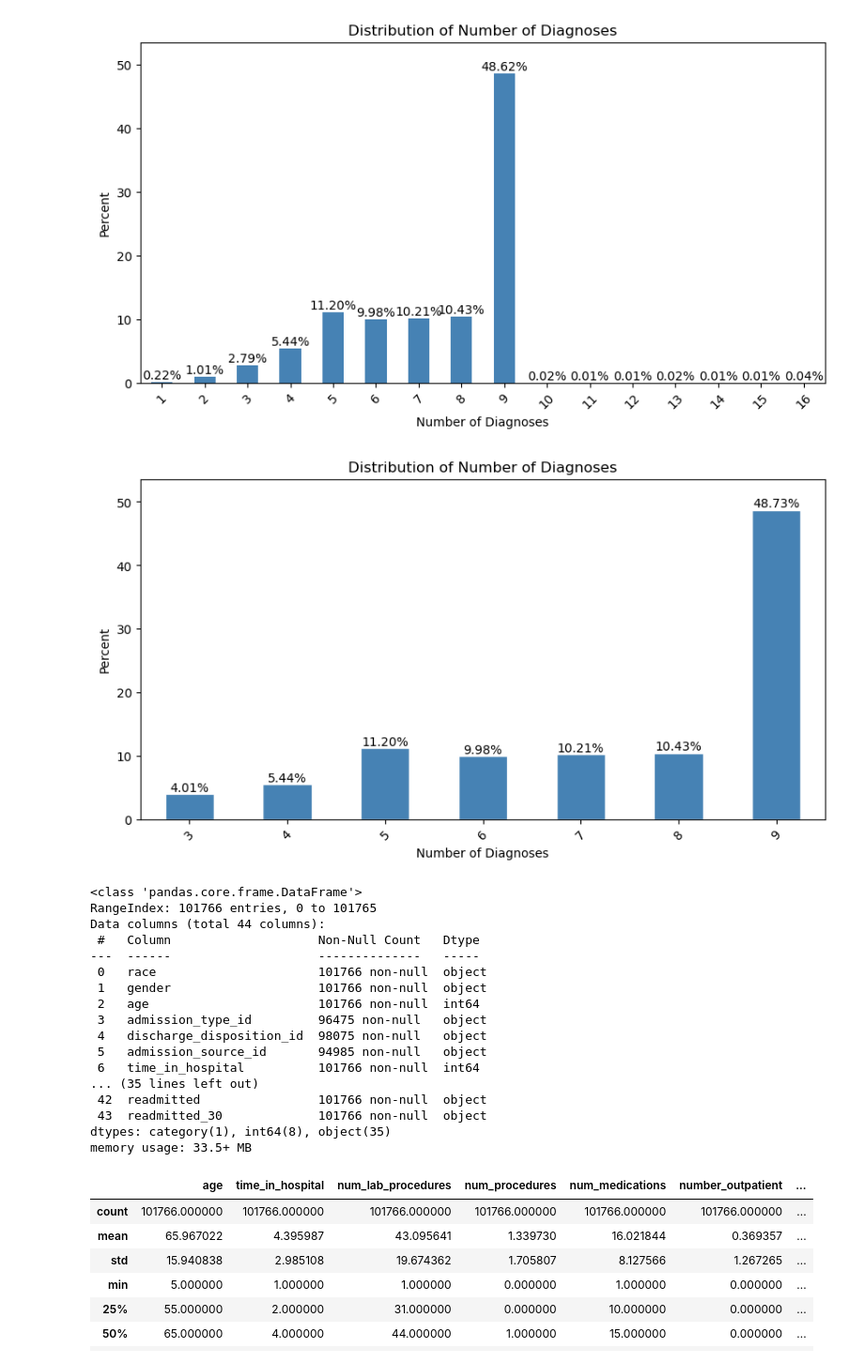
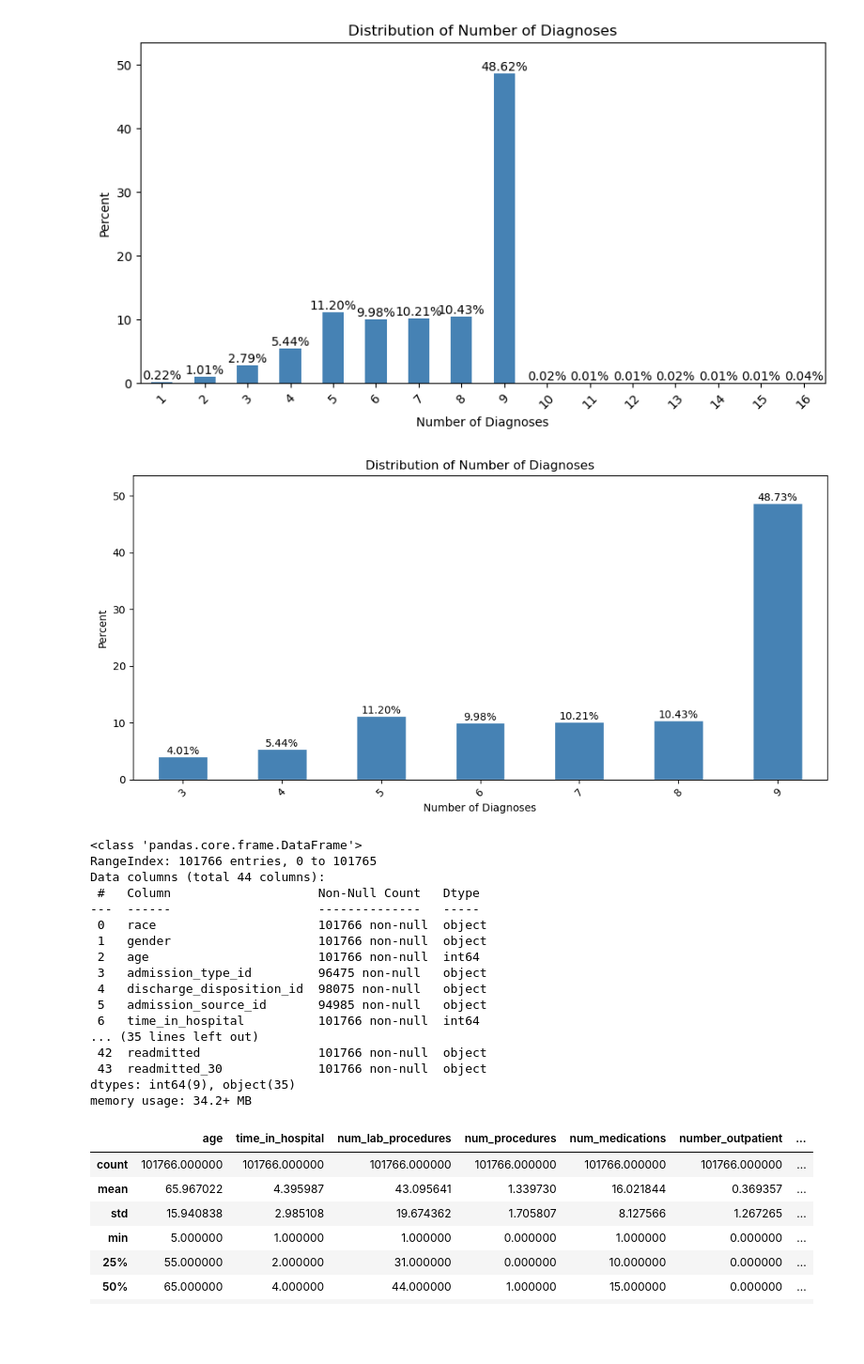
Before and after one commit to RayofData/30-Day-Hospital-Readmission-Analysis, a Jupyter notebook: EDA.ipynb, the cells around one changed output. Shown at 94% size. Drawn from its saved outputs; the diff is of its cells as text; code cells hidden in the pictures; blank space fills up the shorter version.

```diff
--- a/EDA.ipynb
+++ b/EDA.ipynb
@@ -677,39 +677,40 @@ clean_df.loc[
 # %%
 diag_order = [3, 4, 5, 6, 7, 8, 9]
 
-clean_df["number_diagnoses"] = pd.Categorical(
+clean_df["number_diagnoses"] = pd.to_numeric(
     clean_df["number_diagnoses"],
-    categories=diag_order,
-    ordered=True
+    errors="coerce"
 )
 
 diag_pct = (
     clean_df["number_diagnoses"]
-    .value_counts(normalize=True, sort = False)
+    .value_counts(normalize=True)
     .mul(100)
+    .reindex(diag_order, fill_value=0)
 )
 
 plt.figure(figsize=(10, 5))
-ax = diag_pct.plot(kind="bar", color = "steelblue", edgecolor = "white")
+ax = diag_pct.plot(kind="bar", color="steelblue", edgecolor="white")
 
 plt.xlabel("Number of Diagnoses")
 plt.ylabel("Percent")
 plt.title("Distribution of Number of Diagnoses")
 plt.xticks(rotation=45)
 
 for i, pct in enumerate(diag_pct.values):
     ax.text(
         i,
         pct,
         f"{pct:.2f}%",
         ha="center",
         va="bottom"
     )
 
 plt.ylim(0, diag_pct.max() * 1.1)
+plt.tight_layout()
 plt.show()
 # %% [output]
-[figure, old version]
+[figure, new version]
 # %%
 clean_df.info()
 # %% [output]
@@ -728,8 +729,8 @@ Data columns (total 44 columns):
 ... (35 lines left out)
  42  readmitted                101766 non-null  object
  43  readmitted_30             101766 non-null  object
-dtypes: category(1), int64(8), object(35)
-memory usage: 33.5+ MB
+dtypes: int64(9), object(35)
+memory usage: 34.2+ MB
 # %%
 clean_df.describe()
 # %% [output]
```
Also changed, not shown: parts of 1 cell of this notebook.
